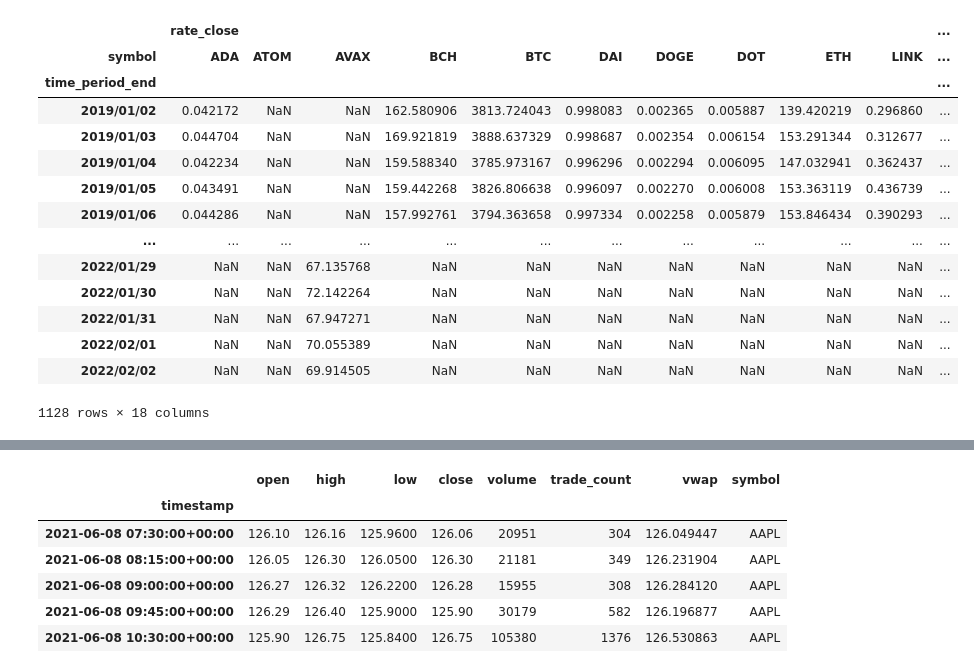
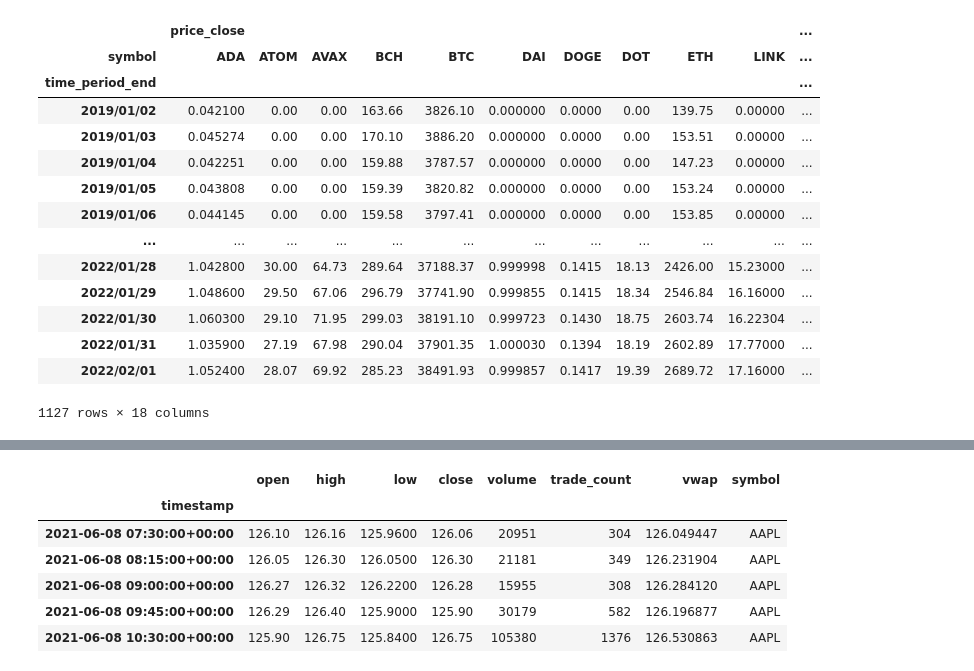
Before and after one commit to kennethologist/UPENN-GP4-P1, a Jupyter notebook: notebooks/ken-smith.ipynb, the cells around one changed output, grey strips where cells are left out. Saved outputs shown, nothing was run; the diff lists cells and outputs as text; code cells hidden in the pictures.

Commit message:
Fixed crypto pull

```diff
--- a/notebooks/ken-smith.ipynb
+++ b/notebooks/ken-smith.ipynb
@@ -30,21 +50,22 @@ KRAKEN_API_SECRET_KEY = os.getenv('KRAKEN_API_SECRET_KEY')
 crypto_OHLC_df = {}
 def getCryptoOHLCData(tickers):
 
-    headers = {'X-CoinAPI-Key' : 'API Key: DABB5DFC-447C-4F57-8600-147722F5C7BA'}
+    headers = {'X-CoinAPI-Key' : 'DABB5DFC-447C-4F57-8600-147722F5C7BA'}
 
     for ticker in tickers:
-        #url = f'https://rest.coinapi.io/v1/exchangerate/{ticker}/USD/history?period_id=1DAY&time_start=2019-01-01T00:00:00&time_end=2022-02-01T00:00:00&limit=900'
-        url = f'https://rest.coinapi.io/v1/ohlcv/BITSTAMP_SPOT_{ticker}_USD/history?period_id=1DAY&time_start=2019-01-01T00:00:00&time_end=2022-02-01T00:00:00&limit=900'
+        #url = f'https://rest.coinapi.io/v1/exchangerate/{ticker}/USD/history?period_id=1DAY&time_start=2019-01-01T00:00:00&time_end=2022-02-01T00:00:00&limit=100000'
+        url = f'https://rest.coinapi.io/v1/ohlcv/{ticker}/USD/history?period_id=1DAY&time_start=2019-01-01T00:00:00&time_end=2022-02-01T00:00:00&limit=10000'
 
         response = requests.get(url, headers=headers)
-        print(response.headers)
+        #print(response)
+        #print(response.headers)
         data = json.loads(response.content)
 
         df = pd.DataFrame(data)
 
         ticker_ohlc = df
         ticker_ohlc['symbol'] = ticker
-        crypto_OHLC_df[ticker] = ticker_ohlc.drop(['time_period_start','time_open','time_close','price_open','price_high','price_low'], axis=1).reset_index()
+        crypto_OHLC_df[ticker] = ticker_ohlc.reset_index()
         time.sleep(1)
     return crypto_OHLC_df
 # %%
@@ -59,25 +77,27 @@ ValueError: If using all scalar values, you must pass an index
 # %%
 crypto_tickers = ['BTC','ETH','LUNA','SOL','XRP','ADA','AVAX','DOT','DOGE','SHIB','MATIC', 'DAI','LTC','ATOM','LINK','UNI','TRX','BCH']
 
 
 all_ohlc = pd.concat(data.values(), join="inner")#.reset_index().set_index("time_close").pivot(columns = 'symbol').dropna()
+all_ohlc = all_ohlc.drop(['time_period_start','time_open','time_close','price_open','price_high','price_low', 'trades_count', 'volume_traded'], axis=1)
 all_ohlc['time_period_end'] = pd.to_datetime(all_ohlc['time_period_end'])
 all_ohlc['time_period_end'] = all_ohlc['time_period_end'].dt.strftime('%Y/%m/%d')
-all_ohlc = all_ohlc.drop(['index'], axis=1).set_index('time_period_end').pivot(columns = 'symbol')
+all_ohlc = all_ohlc.drop(['index'], axis=1).set_index('time_period_end').pivot(columns = 'symbol').fillna(0)
+all_ohlc.to_csv('ohlc_crypto.csv')
 all_ohlc
 # %% [output]
-|  | rate_close |  |  |  |  |  |  |  |  |  | ... |
+|  | price_close |  |  |  |  |  |  |  |  |  | ... |
 | symbol | ADA | ATOM | AVAX | BCH | BTC | DAI | DOGE | DOT | ETH | LINK | ... |
 | time_period_end |  |  |  |  |  |  |  |  |  |  | ... |
-| 2019/01/02 | 0.042172 | NaN | NaN | 162.580906 | 3813.724043 | 0.998083 | 0.002365 | 0.005887 | 139.420219 | 0.296860 | ... |
-| 2019/01/03 | 0.044704 | NaN | NaN | 169.921819 | 3888.637329 | 0.998687 | 0.002354 | 0.006154 | 153.291344 | 0.312677 | ... |
-| 2019/01/04 | 0.042234 | NaN | NaN | 159.588340 | 3785.973167 | 0.996296 | 0.002294 | 0.006095 | 147.032941 | 0.362437 | ... |
-| 2019/01/05 | 0.043491 | NaN | NaN | 159.442268 | 3826.806638 | 0.996097 | 0.002270 | 0.006008 | 153.363119 | 0.436739 | ... |
-| 2019/01/06 | 0.044286 | NaN | NaN | 157.992761 | 3794.363658 | 0.997334 | 0.002258 | 0.005879 | 153.846434 | 0.390293 | ... |
+| 2019/01/02 | 0.042100 | 0.00 | 0.00 | 163.66 | 3826.10 | 0.000000 | 0.0000 | 0.00 | 139.75 | 0.00000 | ... |
+| 2019/01/03 | 0.045274 | 0.00 | 0.00 | 170.10 | 3886.20 | 0.000000 | 0.0000 | 0.00 | 153.51 | 0.00000 | ... |
+| 2019/01/04 | 0.042251 | 0.00 | 0.00 | 159.88 | 3787.57 | 0.000000 | 0.0000 | 0.00 | 147.23 | 0.00000 | ... |
+| 2019/01/05 | 0.043808 | 0.00 | 0.00 | 159.39 | 3820.82 | 0.000000 | 0.0000 | 0.00 | 153.24 | 0.00000 | ... |
+| 2019/01/06 | 0.044145 | 0.00 | 0.00 | 159.58 | 3797.41 | 0.000000 | 0.0000 | 0.00 | 153.85 | 0.00000 | ... |
 | ... | ... | ... | ... | ... | ... | ... | ... | ... | ... | ... | ... |
-| 2022/01/29 | NaN | NaN | 67.135768 | NaN | NaN | NaN | NaN | NaN | NaN | NaN | ... |
-| 2022/01/30 | NaN | NaN | 72.142264 | NaN | NaN | NaN | NaN | NaN | NaN | NaN | ... |
-| 2022/01/31 | NaN | NaN | 67.947271 | NaN | NaN | NaN | NaN | NaN | NaN | NaN | ... |
-| 2022/02/01 | NaN | NaN | 70.055389 | NaN | NaN | NaN | NaN | NaN | NaN | NaN | ... |
-| 2022/02/02 | NaN | NaN | 69.914505 | NaN | NaN | NaN | NaN | NaN | NaN | NaN | ... |
+| 2022/01/28 | 1.042800 | 30.00 | 64.73 | 289.64 | 37188.37 | 0.999998 | 0.1415 | 18.13 | 2426.00 | 15.23000 | ... |
+| 2022/01/29 | 1.048600 | 29.50 | 67.06 | 296.79 | 37741.90 | 0.999855 | 0.1415 | 18.34 | 2546.84 | 16.16000 | ... |
+| 2022/01/30 | 1.060300 | 29.10 | 71.95 | 299.03 | 38191.10 | 0.999723 | 0.1430 | 18.75 | 2603.74 | 16.22304 | ... |
+| 2022/01/31 | 1.035900 | 27.19 | 67.98 | 290.04 | 37901.35 | 1.000030 | 0.1394 | 18.19 | 2602.89 | 17.77000 | ... |
+| 2022/02/01 | 1.052400 | 28.07 | 69.92 | 285.23 | 38491.93 | 0.999857 | 0.1417 | 19.39 | 2689.72 | 17.16000 | ... |
-1128 rows × 18 columns
+1127 rows × 18 columns
```
Also changed, not shown: parts of 8 cells of this notebook, 3 other files.
